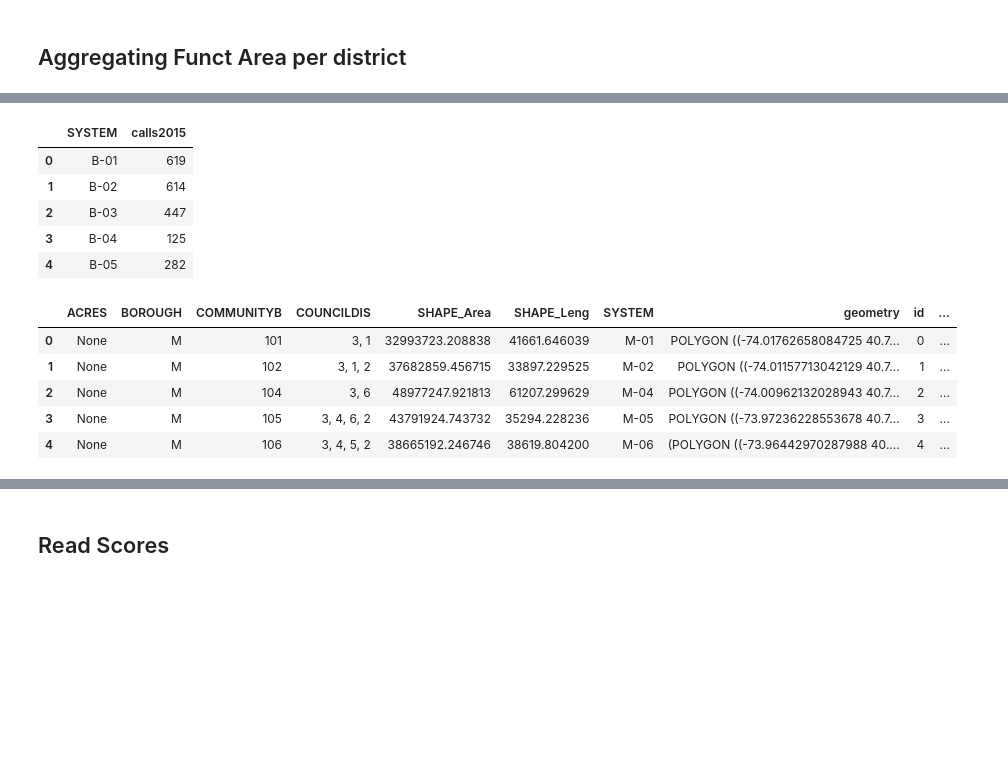
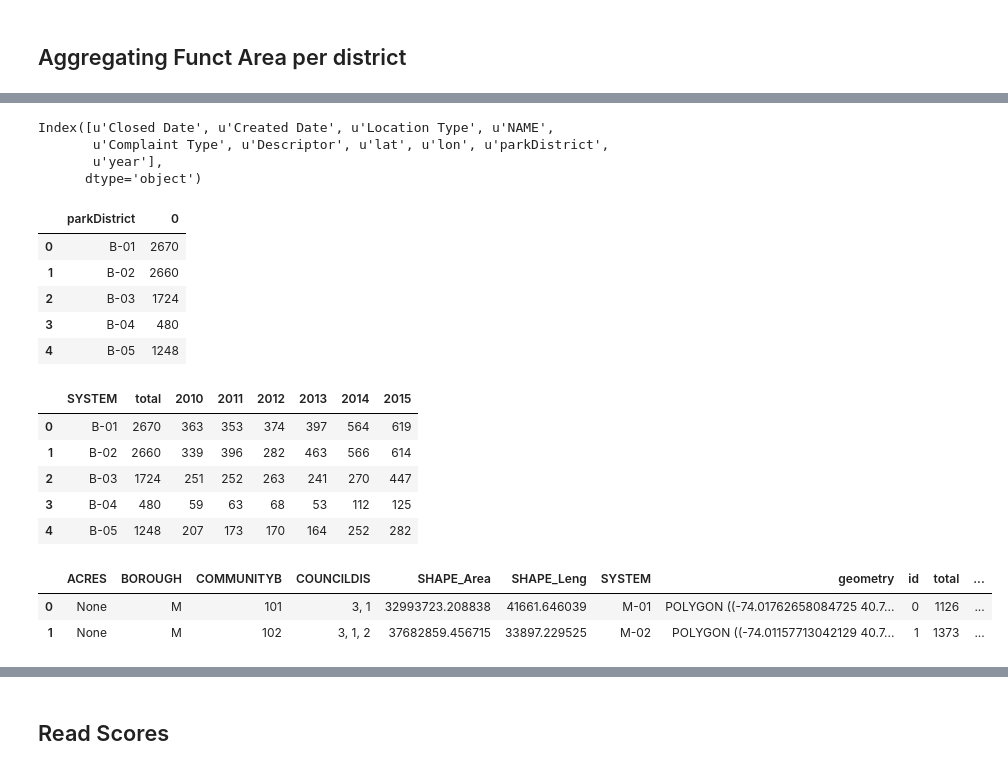
Before and after one commit to Casyfill/Parqa_tool, a Jupyter notebook: data_collection/parkDistricts.ipynb, the cells around one changed output, grey strips where cells are left out. Saved outputs shown, nothing was run; the diff lists cells and outputs as text; code cells hidden in the pictures; blank space fills up the shorter version.

```diff
--- a/data_collection/parkDistricts.ipynb
+++ b/data_collection/parkDistricts.ipynb
@@ -57,4 +55,4 @@ calls.head()
 # %%
 calls['Created Date'] = pd.to_datetime(calls['Created Date']) #
 # %%
-calls15 = calls[calls['Created Date'].dt.year==2015]
+calls['year'] = calls['Created Date'].dt.year
@@ -61,21 +69,37 @@ calls15 = calls[calls['Created Date'].dt.year==2015]
+# %%
+calls.columns
+# %% [output]
+Index([u'Closed Date', u'Created Date', u'Location Type', u'NAME',
+       u'Complaint Type', u'Descriptor', u'lat', u'lon', u'parkDistrict',
+       u'year'],
+      dtype='object')
+# %%
+calls1 = calls.groupby('parkDistrict').size().reset_index()
+calls1.head()
+# %% [output]
+|  | parkDistrict | 0 |
+| 0 | B-01 | 2670 |
+| 1 | B-02 | 2660 |
+| 2 | B-03 | 1724 |
+| 3 | B-04 | 480 |
+| 4 | B-05 | 1248 |
 # %%
-dCalls = calls15.groupby('parkDistrict').size().reset_index().rename(columns={0:'calls2015','parkDistrict':'SYSTEM'})
-dCalls.head()
+CallsYear = calls.groupby(['parkDistrict','year']).size().unstack().reset_index()
+finalCalls = calls1.merge(CallsYear, on='parkDistrict', how='left').rename(columns={0:'total','parkDistrict':'SYSTEM'})
-# %% [output]
-|  | SYSTEM | calls2015 |
-| 0 | B-01 | 619 |
-| 1 | B-02 | 614 |
-| 2 | B-03 | 447 |
-| 3 | B-04 | 125 |
-| 4 | B-05 | 282 |
+# %%
+finalCalls.head()
+# %% [output]
+|  | SYSTEM | total | 2010 | 2011 | 2012 | 2013 | 2014 | 2015 |
+| 0 | B-01 | 2670 | 363 | 353 | 374 | 397 | 564 | 619 |
+| 1 | B-02 | 2660 | 339 | 396 | 282 | 463 | 566 | 614 |
+| 2 | B-03 | 1724 | 251 | 252 | 263 | 241 | 270 | 447 |
+| 3 | B-04 | 480 | 59 | 63 | 68 | 53 | 112 | 125 |
+| 4 | B-05 | 1248 | 207 | 173 | 170 | 164 | 252 | 282 |
 # %%
-distr2 = distr.merge(dCalls, how='left', on='SYSTEM')
+distr2 = distr.merge(finalCalls, how='left', on='SYSTEM')
 # %%
-distr2.head()
+distr2.head(2)
 # %% [output]
-|  | ACRES | BOROUGH | COMMUNITYB | COUNCILDIS | SHAPE_Area | SHAPE_Leng | SYSTEM | geometry | id | ... |
-| 0 | None | M | 101 | 3, 1 | 32993723.208838 | 41661.646039 | M-01 | POLYGON ((-74.01762658084725 40.7... | 0 | ... |
-| 1 | None | M | 102 | 3, 1, 2 | 37682859.456715 | 33897.229525 | M-02 | POLYGON ((-74.01157713042129 40.7... | 1 | ... |
-| 2 | None | M | 104 | 3, 6 | 48977247.921813 | 61207.299629 | M-04 | POLYGON ((-74.00962132028943 40.7... | 2 | ... |
-| 3 | None | M | 105 | 3, 4, 6, 2 | 43791924.743732 | 35294.228236 | M-05 | POLYGON ((-73.97236228553678 40.7... | 3 | ... |
-| 4 | None | M | 106 | 3, 4, 5, 2 | 38665192.246746 | 38619.804200 | M-06 | (POLYGON ((-73.96442970287988 40.... | 4 | ... |
+|  | ACRES | BOROUGH | COMMUNITYB | COUNCILDIS | SHAPE_Area | SHAPE_Leng | SYSTEM | geometry | id | total | ... |
+| 0 | None | M | 101 | 3, 1 | 32993723.208838 | 41661.646039 | M-01 | POLYGON ((-74.01762658084725 40.7... | 0 | 1126 | ... |
+| 1 | None | M | 102 | 3, 1, 2 | 37682859.456715 | 33897.229525 | M-02 | POLYGON ((-74.01157713042129 40.7... | 1 | 1373 | ... |
```
Also changed, not shown: parts of 11 cells of this notebook.
